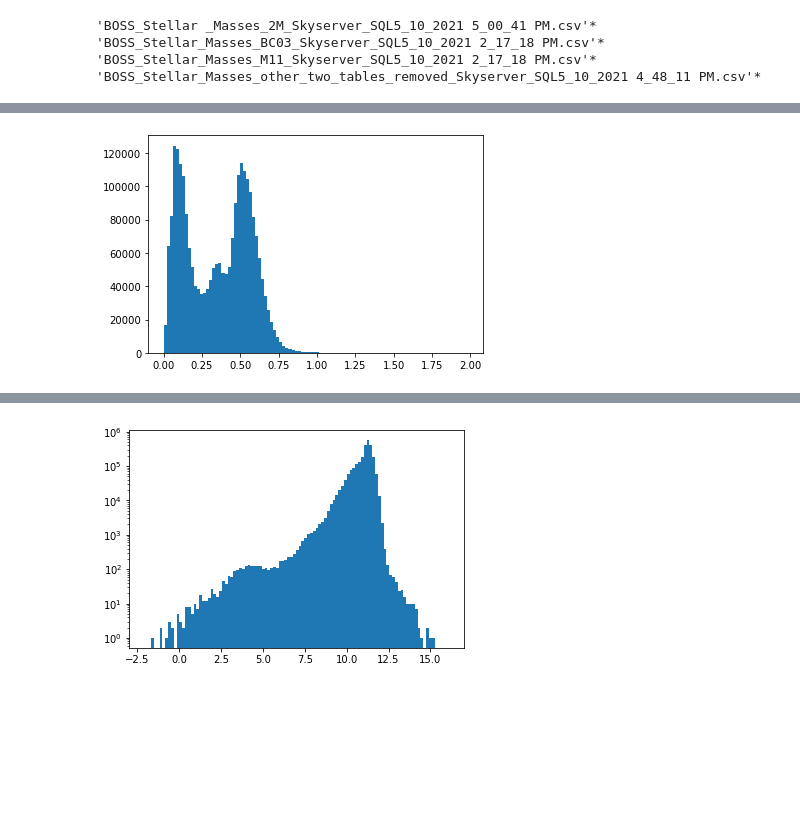
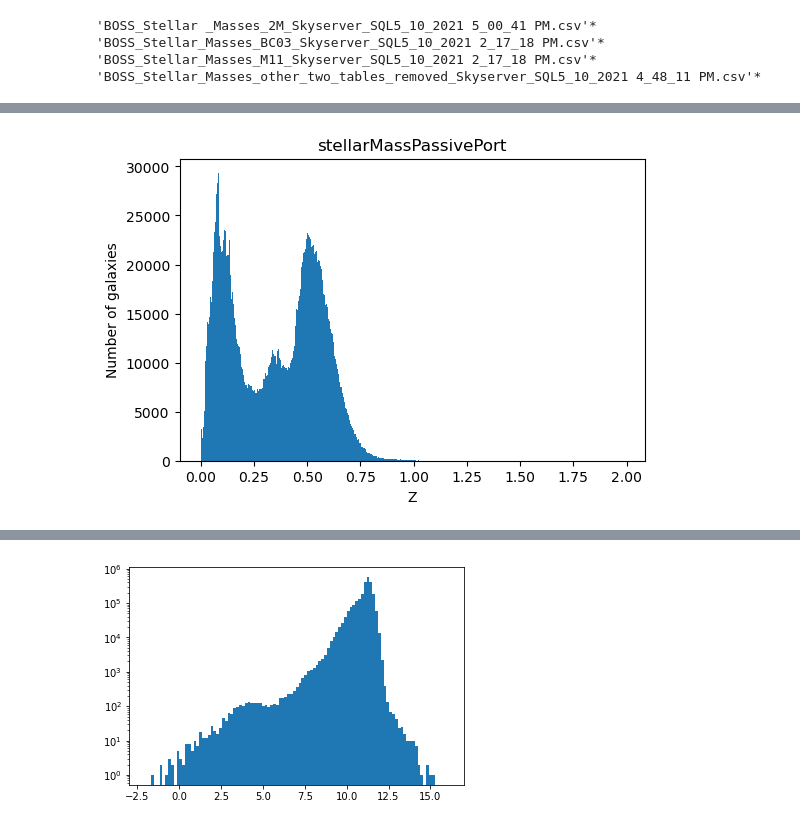
Before and after one commit to awaismirza92/velocity-reconstruction-and-kinetic-SZ, a Jupyter notebook: codes_for_SDSS/SDSS_data_reader.ipynb, the cells around one changed output, grey strips where cells are left out. Drawn from its saved outputs; the diff is of its cells as text; code cells hidden in the pictures; blank space fills up the shorter version.

Commit message:
explored stellar mass by chen et al 2012

```diff
--- a/codes_for_SDSS/SDSS_data_reader.ipynb
+++ b/codes_for_SDSS/SDSS_data_reader.ipynb
@@ -50,5 +61,5 @@ FileNotFoundError: [Errno 2] No such file or directory: 'Data/Using_Queries/BOSS
 # %%
-df = pd.read_csv('BOSS_Stellar _Masses_2M_Skyserver_SQL5_10_2021 5_00_41 PM.csv'
+df = pd.read_csv(data_address + 'Using_Queries/BOSS_Stellar _Masses_2M_Skyserver_SQL5_10_2021 5_00_41 PM.csv'
                  )
 
 df.describe()
@@ -64,6 +75,11 @@ df.describe()
 | max | 3.599991e+02 | 8.427037e+01 | 1.985725e+00 | 1.243545e+00 | 1.525000e+01 |
-# %%
-import matplotlib.pyplot as plt
-plt.hist(df['z'], bins = 100);
-# %% [output]
-[figure, removed]
+# %%
+plt.figure(dpi = 100)
+plt.hist(df['z'], bins = 500);
+# plt.xlim(-3,17)
+# plt.yscale('log')
+plt.xlabel('Z')
+plt.ylabel('Number of galaxies')
+plt.title('stellarMassPassivePort');
+# %% [output]
+[figure, added]
```
Also changed, not shown: parts of 35 cells of this notebook.
